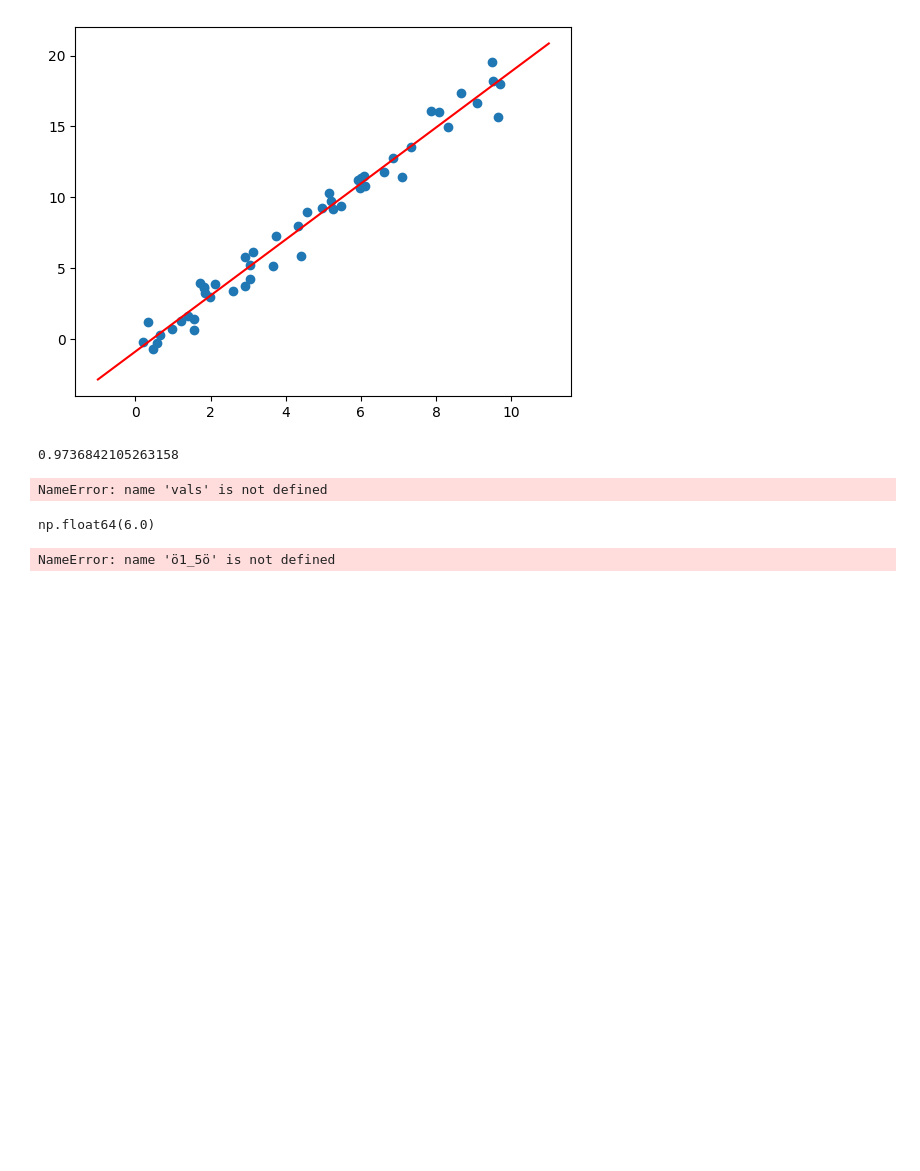
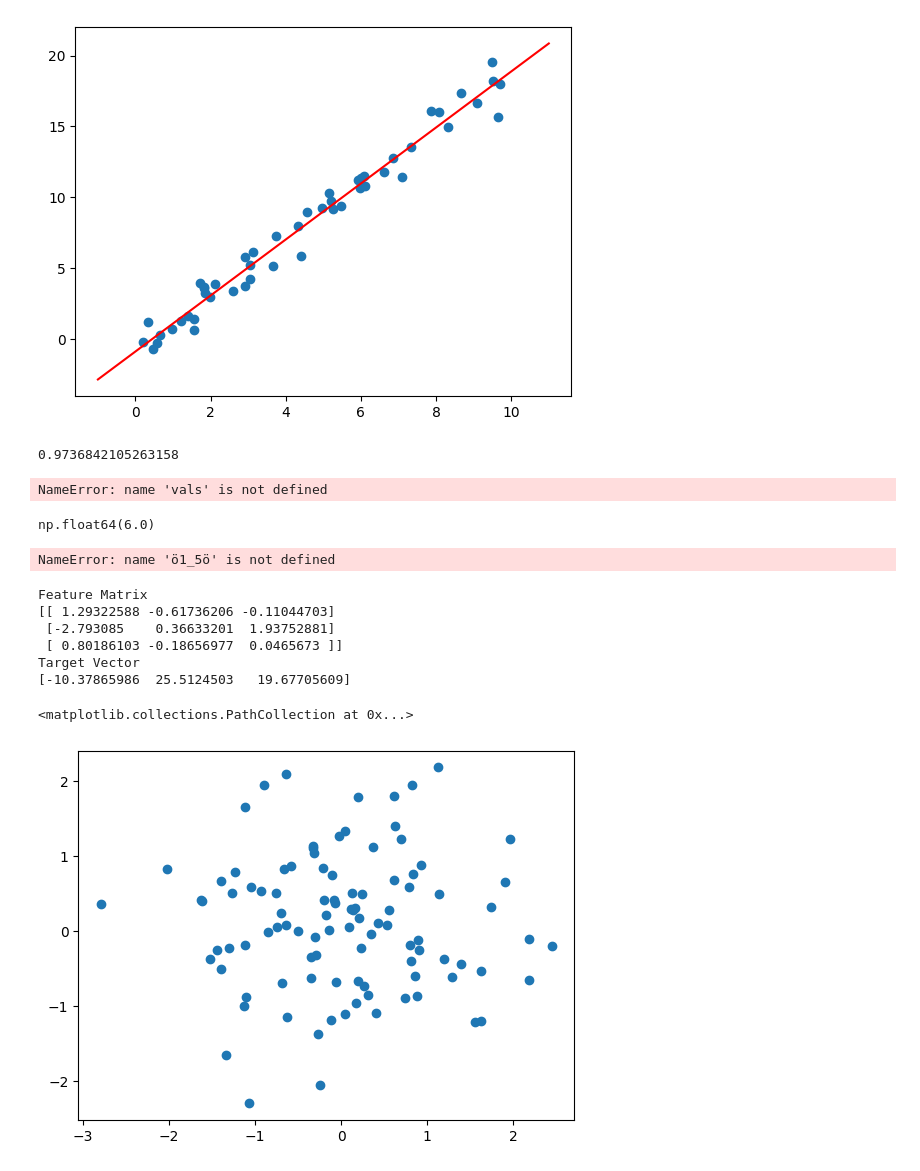
Before and after one commit to reneederer/JupyterSnippets, a Jupyter notebook: python.ipynb, the cells around one changed output. Saved outputs shown, nothing was run; the diff lists cells and outputs as text; code cells hidden in the pictures; blank space fills up the shorter version.

```diff
--- a/python.ipynb
+++ b/python.ipynb
@@ -223,15 +223,32 @@ print(digits.DESCR)
 # %%
 # Create simulated dataset (make_regression)
 from sklearn.datasets import make_regression
+import matplotlib.pyplot as plt
 features, target, coefficients = \
     make_regression(n_samples=100,
                     n_features=3,
                     n_informative=3,
                     n_targets=1,
                     noise=0.0,
                     coef=True,
                     random_state=1)
 print(f'Feature Matrix')
 print(features[:3])
 print(f'Target Vector')
 print(target[:3])
+
+# n_informative determines the
+# number of features that are used to generate the target vector. If n_informative
+# is less than the total number of features (n_features), the resulting dataset will have
+# redundant features that can be identified through feature selection techniques.
+
+plt.scatter(features[:, 0], features[:, 1])
+# %% [output]
+Feature Matrix
+[[ 1.29322588 -0.61736206 -0.11044703]
+ [-2.793085    0.36633201  1.93752881]
+ [ 0.80186103 -0.18656977  0.0465673 ]]
+Target Vector
+[-10.37865986  25.5124503   19.67705609]
+<matplotlib.collections.PathCollection at 0x...>
+[figure, added]
```
Also changed, not shown: parts of 21 cells of this notebook, 2 other files.
